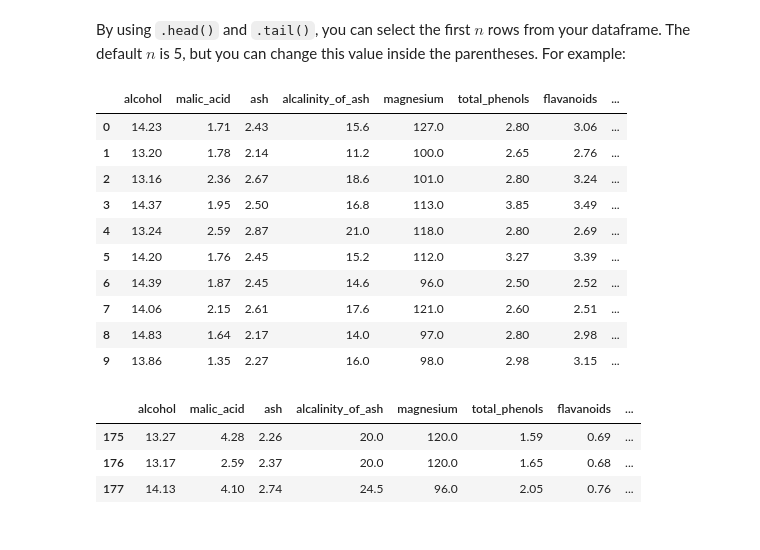
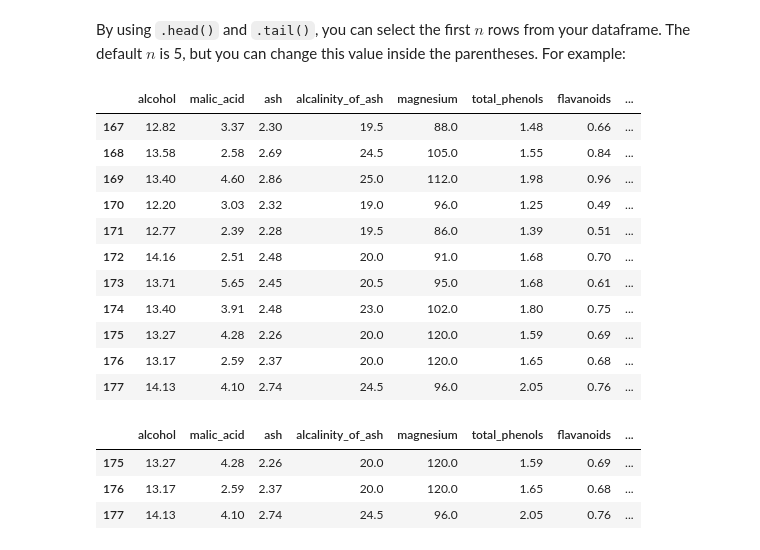
Before and after one commit to MarcSchneider71/dsc-0-03-09-accessing-data-within-pandas-nyc-ds-career-012819, a Jupyter notebook: index.ipynb, the cells around one changed output. Drawn from its saved outputs; the diff is of its cells as text; code cells hidden in the pictures.

```diff
--- a/index.ipynb
+++ b/index.ipynb
@@ -76,19 +76,20 @@ And attributes:
 By using `.head()` and `.tail()`, you can select the first $n$ rows from your dataframe. The default $n$ is 5, but you can change this value inside the parentheses. For example:
 # %%
 # First 5 rows of df
-df.head(10)
+df.tail(11)
 # %% [output]
 |  | alcohol | malic_acid | ash | alcalinity_of_ash | magnesium | total_phenols | flavanoids | ... |
-| 0 | 14.23 | 1.71 | 2.43 | 15.6 | 127.0 | 2.80 | 3.06 | ... |
-| 1 | 13.20 | 1.78 | 2.14 | 11.2 | 100.0 | 2.65 | 2.76 | ... |
-| 2 | 13.16 | 2.36 | 2.67 | 18.6 | 101.0 | 2.80 | 3.24 | ... |
-| 3 | 14.37 | 1.95 | 2.50 | 16.8 | 113.0 | 3.85 | 3.49 | ... |
-| 4 | 13.24 | 2.59 | 2.87 | 21.0 | 118.0 | 2.80 | 2.69 | ... |
-| 5 | 14.20 | 1.76 | 2.45 | 15.2 | 112.0 | 3.27 | 3.39 | ... |
-| 6 | 14.39 | 1.87 | 2.45 | 14.6 | 96.0 | 2.50 | 2.52 | ... |
-| 7 | 14.06 | 2.15 | 2.61 | 17.6 | 121.0 | 2.60 | 2.51 | ... |
-| 8 | 14.83 | 1.64 | 2.17 | 14.0 | 97.0 | 2.80 | 2.98 | ... |
-| 9 | 13.86 | 1.35 | 2.27 | 16.0 | 98.0 | 2.98 | 3.15 | ... |
+| 167 | 12.82 | 3.37 | 2.30 | 19.5 | 88.0 | 1.48 | 0.66 | ... |
+| 168 | 13.58 | 2.58 | 2.69 | 24.5 | 105.0 | 1.55 | 0.84 | ... |
+| 169 | 13.40 | 4.60 | 2.86 | 25.0 | 112.0 | 1.98 | 0.96 | ... |
+| 170 | 12.20 | 3.03 | 2.32 | 19.0 | 96.0 | 1.25 | 0.49 | ... |
+| 171 | 12.77 | 2.39 | 2.28 | 19.5 | 86.0 | 1.39 | 0.51 | ... |
+| 172 | 14.16 | 2.51 | 2.48 | 20.0 | 91.0 | 1.68 | 0.70 | ... |
+| 173 | 13.71 | 5.65 | 2.45 | 20.5 | 95.0 | 1.68 | 0.61 | ... |
+| 174 | 13.40 | 3.91 | 2.48 | 23.0 | 102.0 | 1.80 | 0.75 | ... |
+| 175 | 13.27 | 4.28 | 2.26 | 20.0 | 120.0 | 1.59 | 0.69 | ... |
+| 176 | 13.17 | 2.59 | 2.37 | 20.0 | 120.0 | 1.65 | 0.68 | ... |
+| 177 | 14.13 | 4.10 | 2.74 | 24.5 | 96.0 | 2.05 | 0.76 | ... |
 # %%
 # last 3 rows of df
 df.tail(3)
```
